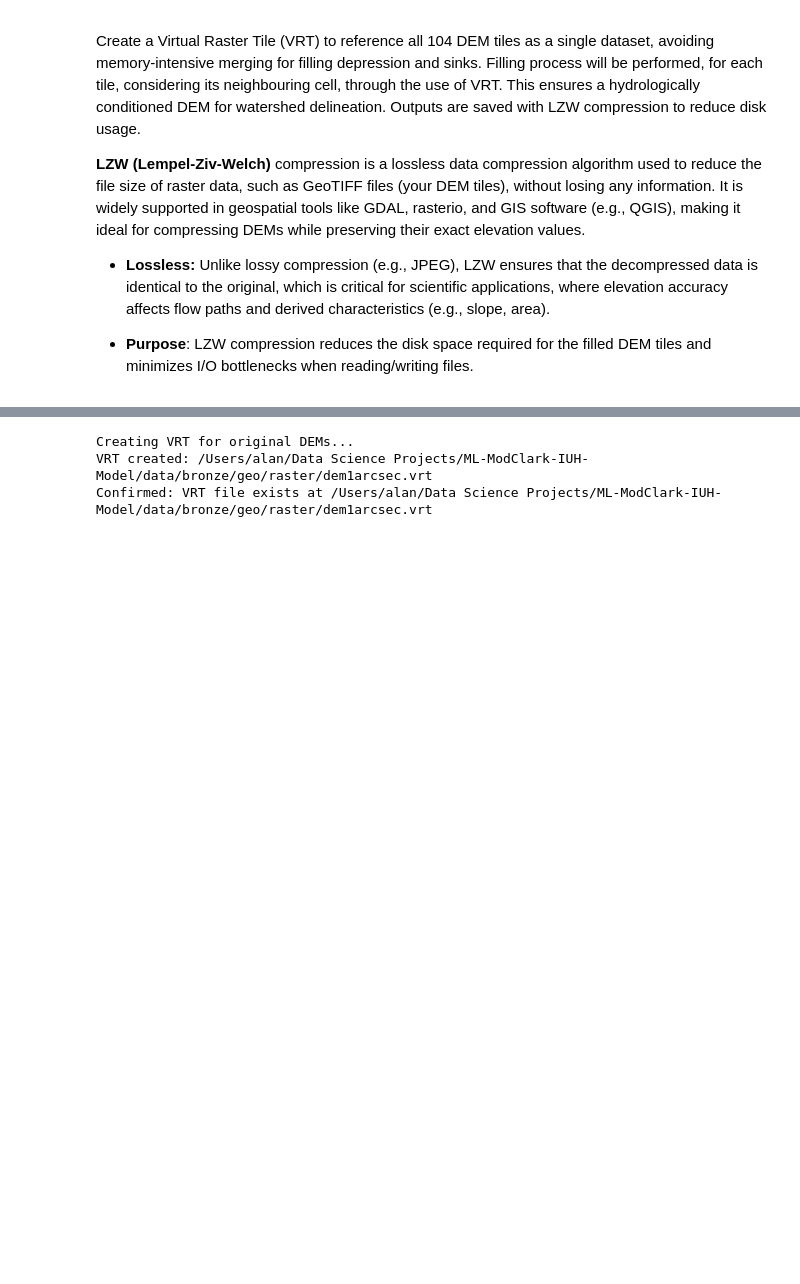
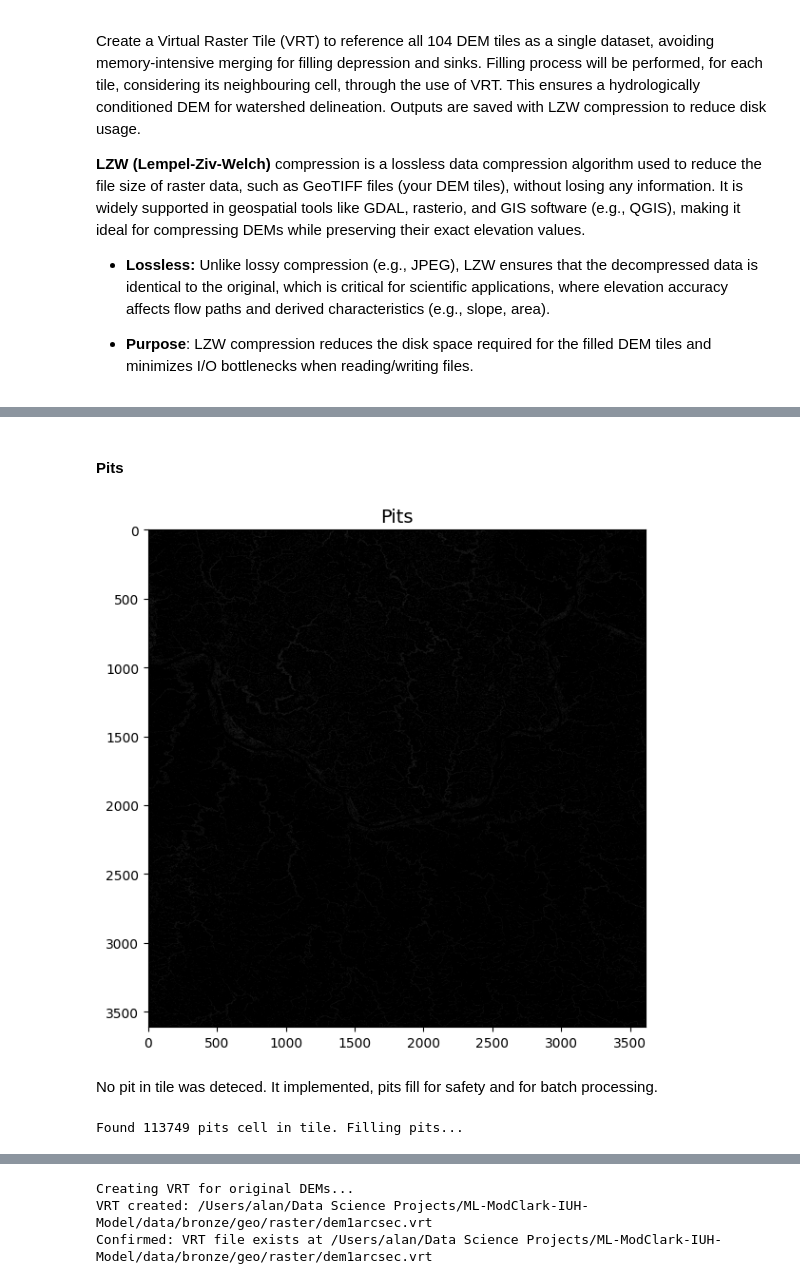
Before and after one commit to vpalvesalan/ML-ModClark-IUH-Model, a Jupyter notebook: notebooks/preprocessing/7_dem_preprocessing.ipynb, the cells around one changed output, grey strips where cells are left out. Saved outputs shown, nothing was run; the diff lists cells and outputs as text; code cells hidden in the pictures; blank space fills up the shorter version.

```diff
--- a/notebooks/preprocessing/7_dem_preprocessing.ipynb
+++ b/notebooks/preprocessing/7_dem_preprocessing.ipynb
@@ -103,0 +161,26 @@ Create a Virtual Raster Tile (VRT) to reference all 104 DEM tiles as a single da
+# %% [markdown]
+#### Pits
+# %%
+pits = grid.detect_pits(dem)
+
+# Plot pits
+fig, ax = plt.subplots(figsize=(8,6))
+fig.patch.set_alpha(0)
+
+plt.imshow(pits, cmap='Greys_r', zorder=1)
+plt.title('Pits', size=14)
+plt.tight_layout()
+# %% [output]
+[figure, added]
+# %% [markdown]
+No pit in tile was deteced. It implemented, pits fill for safety and for batch processing.
+# %%
+# Fill pits
+if pits.any():
+    print(f"Found {pits.sum()} pits cell in tile. Filling pits...")
+    # Fill pits
+    pit_filled_dem = grid.fill_pits(dem)
+else:
+    print("No pits found in tile.")
+# %% [output]
+Found 113749 pits cell in tile. Filling pits...
```
Also changed, not shown: parts of 36 cells of this notebook.
